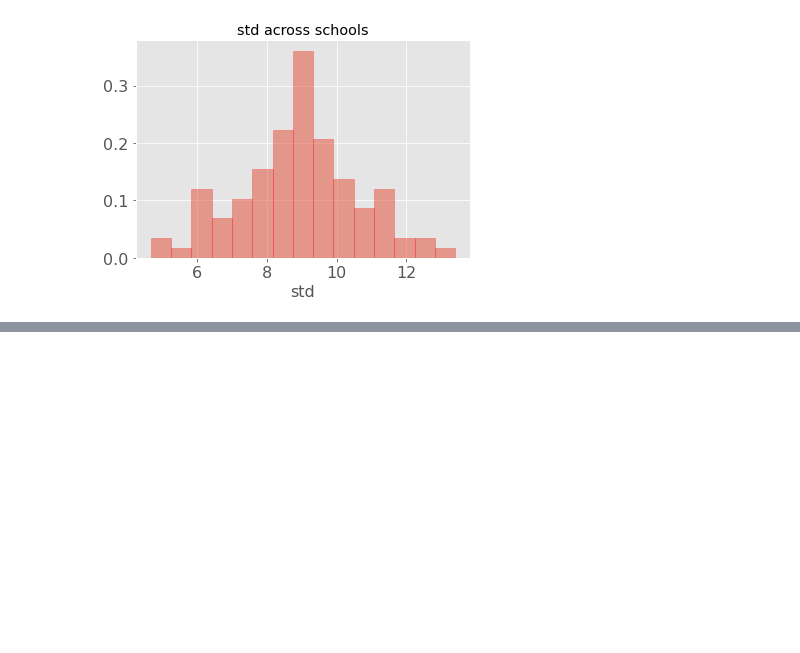
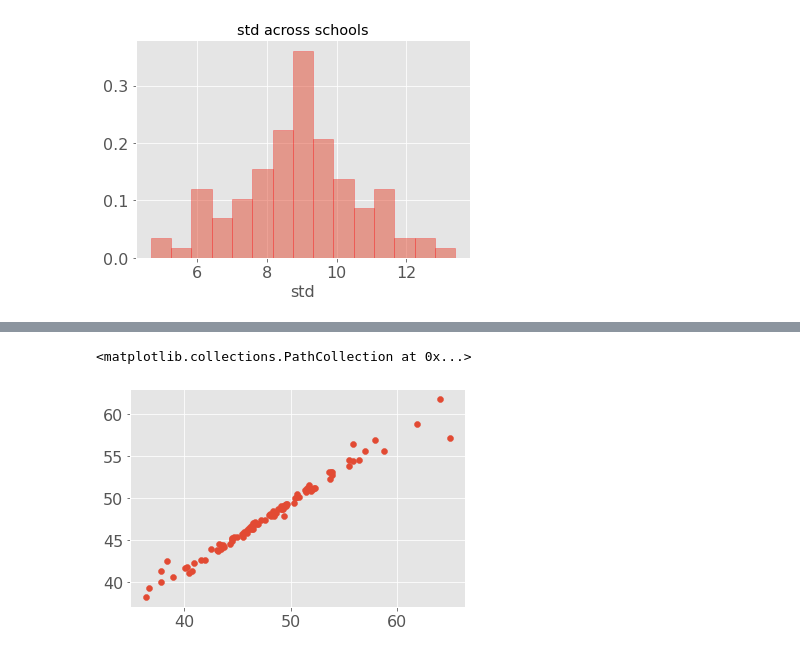
Before and after one commit to JulietteFranque/SDS383D_JF, a Jupyter notebook: exercises-04/notebooks/math_scores.ipynb, the cells around one changed output, grey strips where cells are left out. Saved outputs shown, nothing was run; the diff lists cells and outputs as text; code cells hidden in the pictures; blank space fills up the shorter version.

```diff
--- a/exercises-04/notebooks/math_scores.ipynb
+++ b/exercises-04/notebooks/math_scores.ipynb
@@ -92,0 +96,21 @@ plt.xlabel('std', fontsize=16);
+# %%
+theta_means = []
+from tqdm import tqdm
+for school in tqdm(range(gibbs.P)):
+    data = df[df['group'] == school+1]
+    traces = {'sigma': np.zeros(2000),
+                       'tau': np.zeros(2000),
+                       'mu': np.zeros(2000),
+                       'theta': np.zeros(2000)}
+
+    with pm.Model() as model:
+        sigma = pm.Normal('sigma',mu=1e-6, sigma=1e3)
+        mu = pm.Normal('mu',mu=1e-6, sigma=1e3)
+        tau = pm.InverseGamma('tau',0.5,0.5)
+        theta = pm.Normal('theta', mu=mu, sd = tau*sigma)
+        y = pm.Normal('y', mu=theta, sd=sigma, observed=data['values'])
+        try:
+            trace = pm.sample(2000, tune = 1000, chains=2,cores=1, return_inferencedata=False)
+            theta_means.append(trace.get_values('theta').mean())
+        except:
+             theta_means.append(None)
@@ -92,0 +159,6 @@ plt.xlabel('std', fontsize=16);
+# %%
+gibbs_means = gibbs.traces['theta'].mean(axis=0)
+plt.scatter(theta_means, gibbs_means)
+# %% [output]
+<matplotlib.collections.PathCollection at 0x...>
+[figure, added]
```
Also changed, not shown: parts of 7 cells of this notebook, 8 other files.
